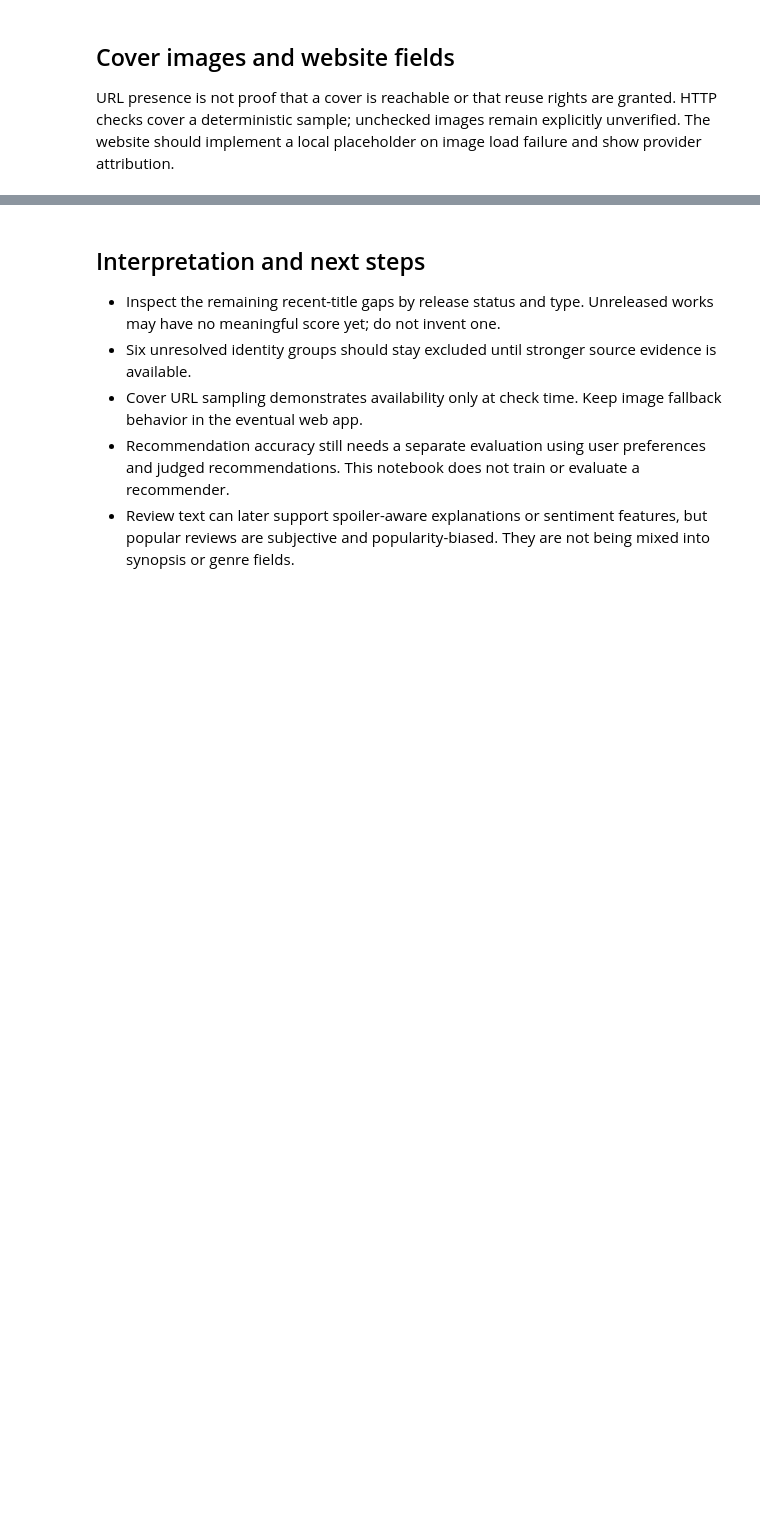
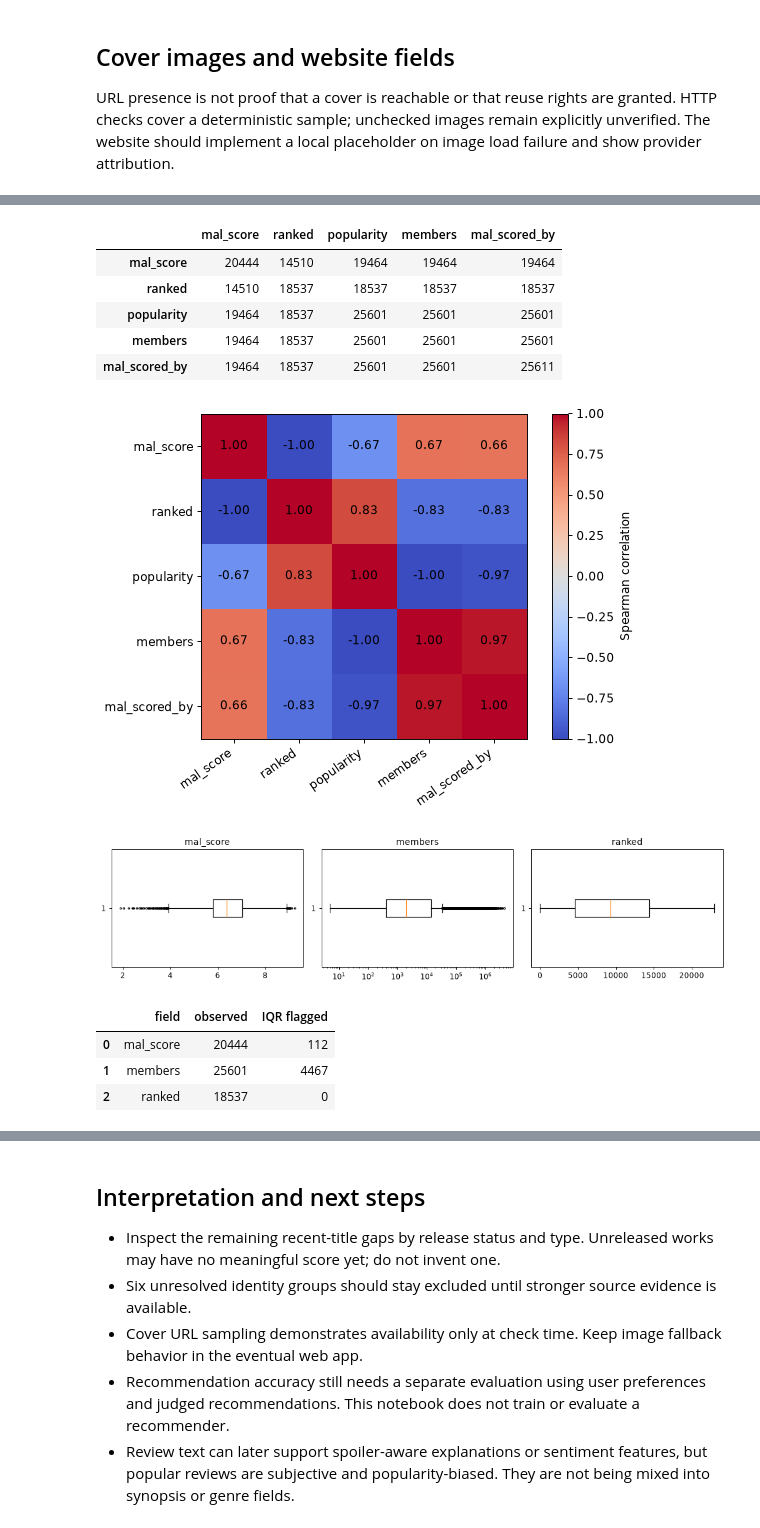
Before and after one commit to BrendenBrahier/anime-recommender, a Jupyter notebook: notebooks/EDA.ipynb, the cells around one changed output, grey strips where cells are left out. Drawn from its saved outputs; the diff is of its cells as text; code cells hidden in the pictures; blank space fills up the shorter version.

```diff
--- a/notebooks/EDA.ipynb
+++ b/notebooks/EDA.ipynb
@@ -93,0 +293,34 @@ print('Website export verified:', len(web), 'records')
+# %%
+import numpy as np
+features=['mal_score','ranked','popularity','members','mal_scored_by']
+values=mal[features]
+corr=values.corr(method='spearman')
+observed=values.notna().astype('int64')
+display(observed.T @ observed)
+fig,ax=plt.subplots(figsize=(7,5))
+im=ax.imshow(corr,vmin=-1,vmax=1,cmap='coolwarm')
+ax.set_xticks(range(len(features)),features,rotation=35,ha='right'); ax.set_yticks(range(len(features)),features)
+for i in range(len(features)):
+    for j in range(len(features)): ax.text(j,i,f'{corr.iloc[i,j]:.2f}',ha='center',va='center')
+fig.colorbar(im,ax=ax,label='Spearman correlation'); plt.tight_layout(); plt.show()
+fig,axes=plt.subplots(1,3,figsize=(12,3))
+outliers=[]
+for ax,col in zip(axes,['mal_score','members','ranked']):
+    s=mal[col].dropna(); q1,q3=s.quantile([.25,.75]); iqr=q3-q1
+    outliers.append({'field':col,'observed':len(s),'IQR flagged':int(((s<q1-1.5*iqr)|(s>q3+1.5*iqr)).sum())})
+    ax.boxplot(s,orientation='horizontal',flierprops={'markersize':2}); ax.set_title(col)
+    if col=='members': ax.set_xscale('log')
+plt.tight_layout(); plt.show(); display(pd.DataFrame(outliers))
+# %% [output]
+|  | mal_score | ranked | popularity | members | mal_scored_by |
+| mal_score | 20444 | 14510 | 19464 | 19464 | 19464 |
+| ranked | 14510 | 18537 | 18537 | 18537 | 18537 |
+| popularity | 19464 | 18537 | 25601 | 25601 | 25601 |
+| members | 19464 | 18537 | 25601 | 25601 | 25601 |
+| mal_scored_by | 19464 | 18537 | 25601 | 25601 | 25611 |
+[figure, added]
+[figure, added]
+|  | field | observed | IQR flagged |
+| 0 | mal_score | 20444 | 112 |
+| 1 | members | 25601 | 4467 |
+| 2 | ranked | 18537 | 0 |
```
Also changed, not shown: parts of 24 cells of this notebook, 1 other file.
